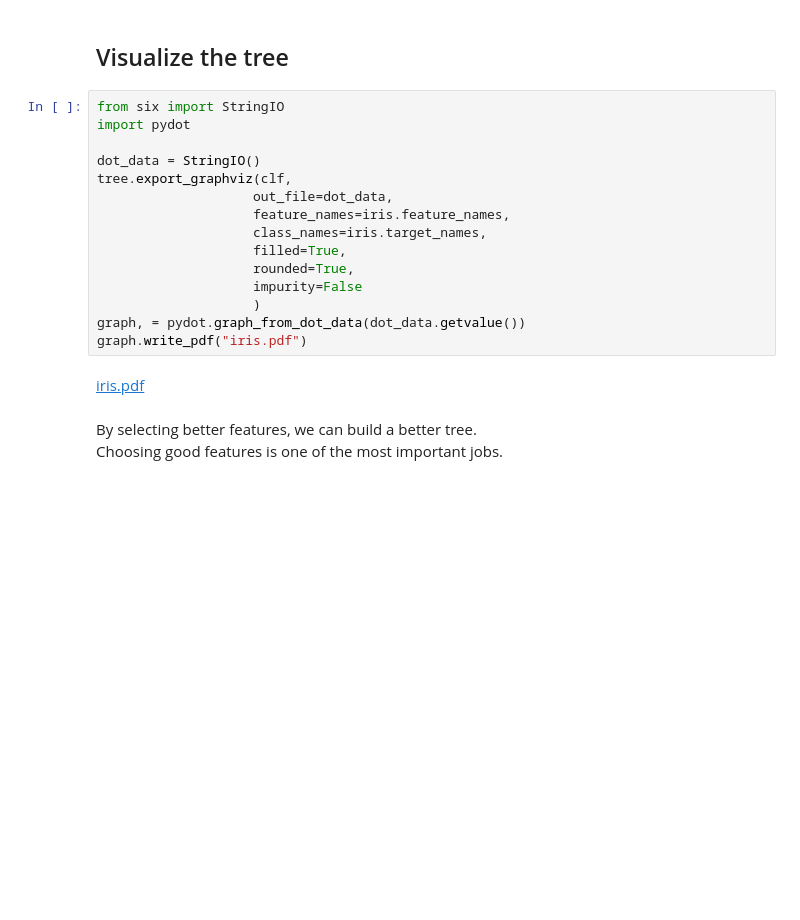
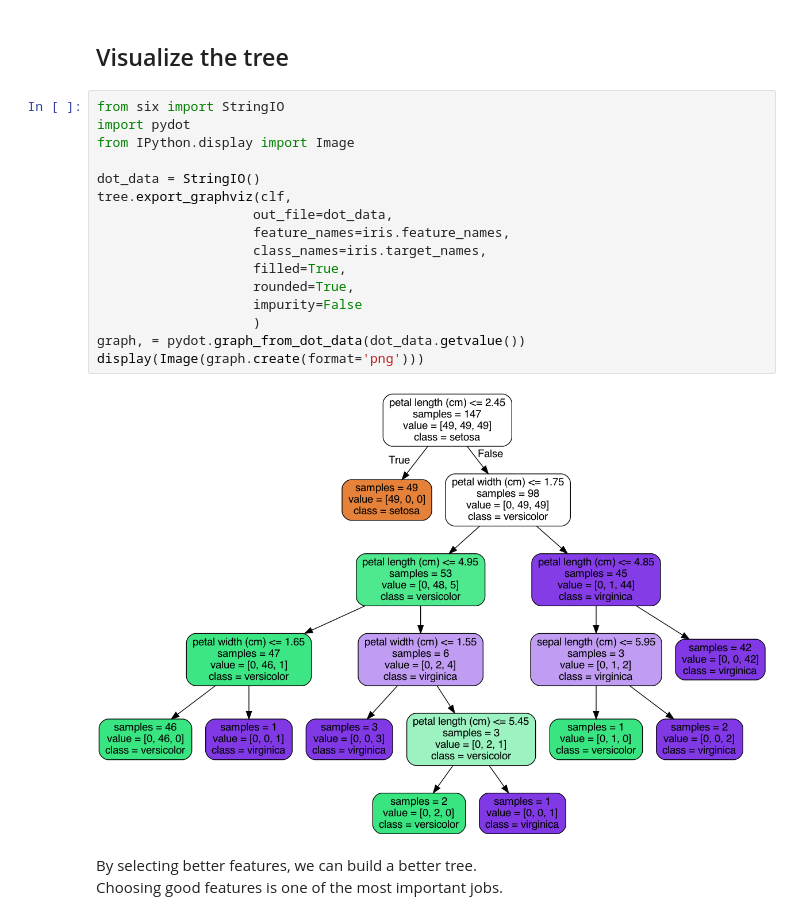
Before and after one commit to nozomu-y/Introduction-to-Machine-Learning, a Jupyter notebook: Machine Learning Recipes (Google Developers)/2. Visualizing a Decision Tree.ipynb, the cells around one changed output. Cells and saved outputs as stored; diff of their text form; blank space fills up the shorter version.

```diff
--- a/Machine Learning Recipes (Google Developers)/2. Visualizing a Decision Tree.ipynb
+++ b/Machine Learning Recipes (Google Developers)/2. Visualizing a Decision Tree.ipynb
@@ -53,20 +53,21 @@ print(clf.predict(test_data))
 # %%
 from six import StringIO
 import pydot
+from IPython.display import Image
 
 dot_data = StringIO()
 tree.export_graphviz(clf,
                     out_file=dot_data,
                     feature_names=iris.feature_names,
                     class_names=iris.target_names,
                     filled=True,
                     rounded=True,
                     impurity=False
                     )
 graph, = pydot.graph_from_dot_data(dot_data.getvalue())
-graph.write_pdf("iris.pdf")
+display(Image(graph.create(format='png')))
+# %% [output]
+[figure, added]
-# %% [markdown]
-[iris.pdf](./iris.pdf)
 # %% [markdown]
 By selecting better features, we can build a better tree.
 Choosing good features is one of the most important jobs.
```
Also changed, not shown: 1 other file.
